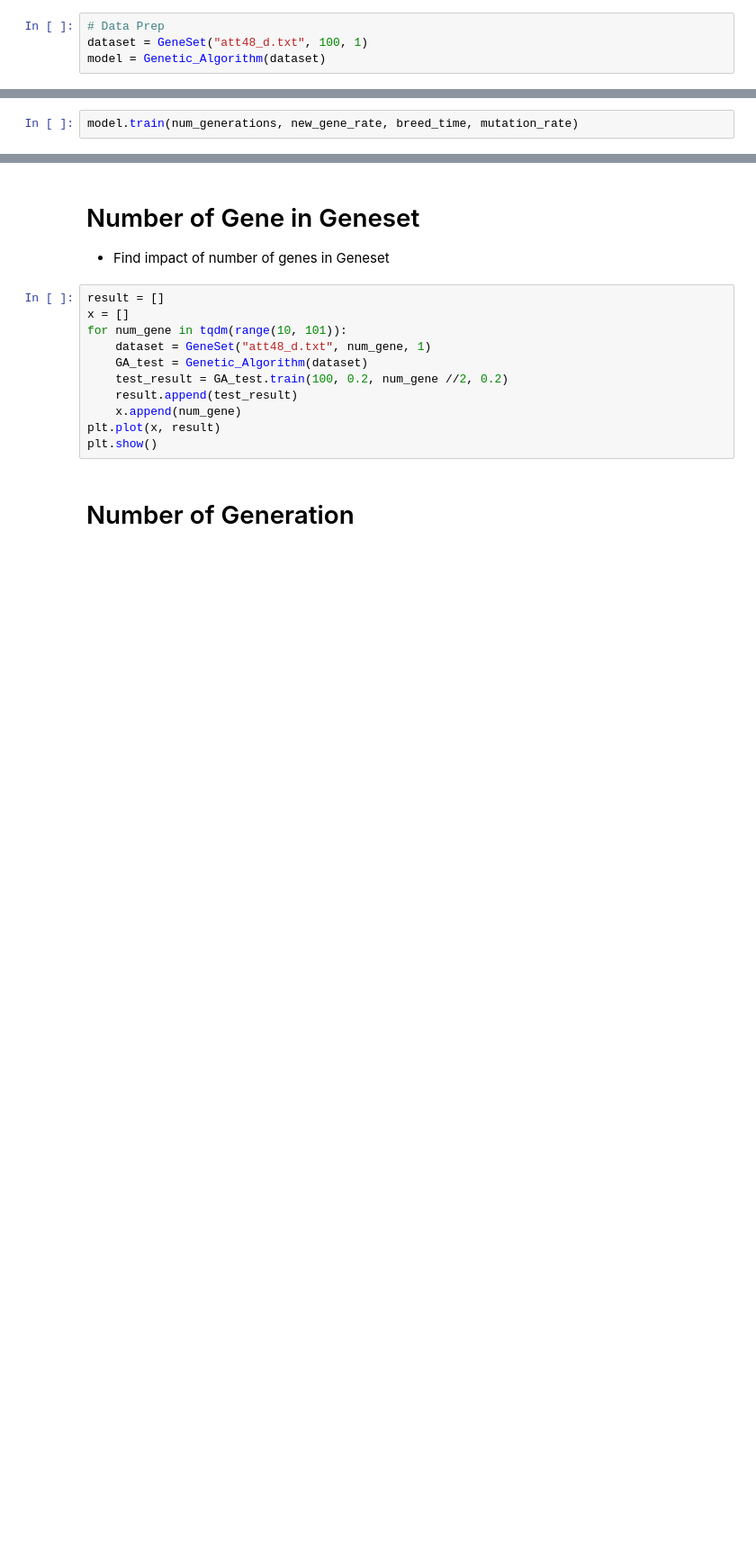
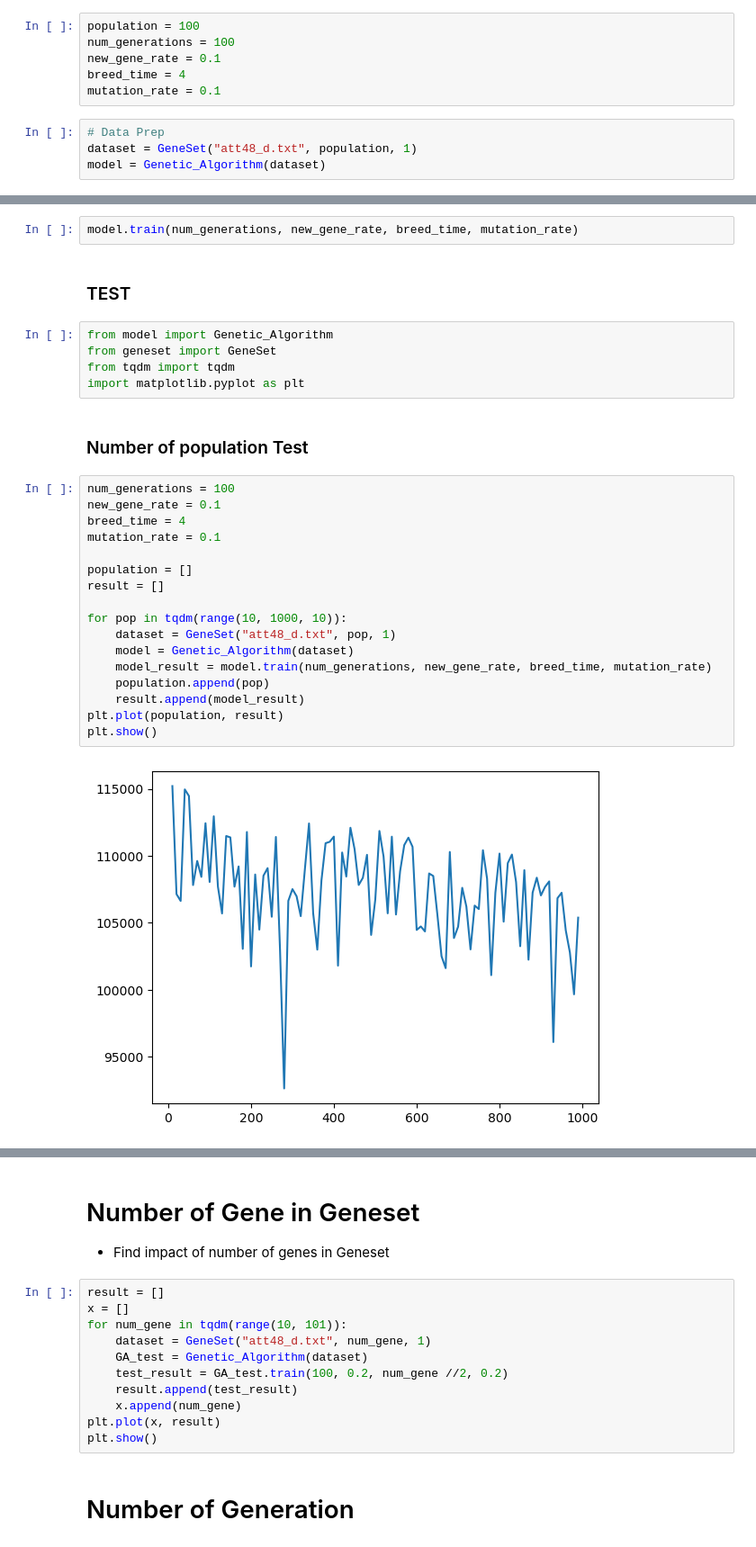
Before and after one commit to psrpsj/TSP-with-Genetic-Algorithm, a Jupyter notebook: TSP_model/TSP_experiment.ipynb, the cells around one changed output, grey strips where cells are left out. Shown: that part at 90% size. Saved outputs shown, nothing was run; the diff lists cells and outputs as text; blank space fills up the shorter version.

```diff
--- a/TSP_model/TSP_experiment.ipynb
+++ b/TSP_model/TSP_experiment.ipynb
@@ -5,4 +1,10 @@ import matplotlib as plt
+# %%
+population = 100
+num_generations = 100
+new_gene_rate = 0.1
+breed_time = 4
+mutation_rate = 0.1
 # %%
 # Data Prep
-dataset = GeneSet("att48_d.txt", 100, 1)
+dataset = GeneSet("att48_d.txt", population, 1)
 model = Genetic_Algorithm(dataset)
@@ -14,2 +11,30 @@ mutation_rate = 0.1
 # %%
 model.train(num_generations, new_gene_rate, breed_time, mutation_rate)
+# %% [markdown]
+### TEST
+# %%
+from model import Genetic_Algorithm
+from geneset import GeneSet
+from tqdm import tqdm
+import matplotlib.pyplot as plt
+# %% [markdown]
+### Number of population Test
+# %%
+num_generations = 100
+new_gene_rate = 0.1
+breed_time = 4
+mutation_rate = 0.1
+
+population = []
+result = []
+
+for pop in tqdm(range(10, 1000, 10)):
+    dataset = GeneSet("att48_d.txt", pop, 1)
+    model = Genetic_Algorithm(dataset)
+    model_result = model.train(num_generations, new_gene_rate, breed_time, mutation_rate)
+    population.append(pop)
+    result.append(model_result)
+plt.plot(population, result)
+plt.show()
+# %% [output]
+[figure, added]
```
Also changed, not shown: parts of 4 cells of this notebook, 2 other files.
